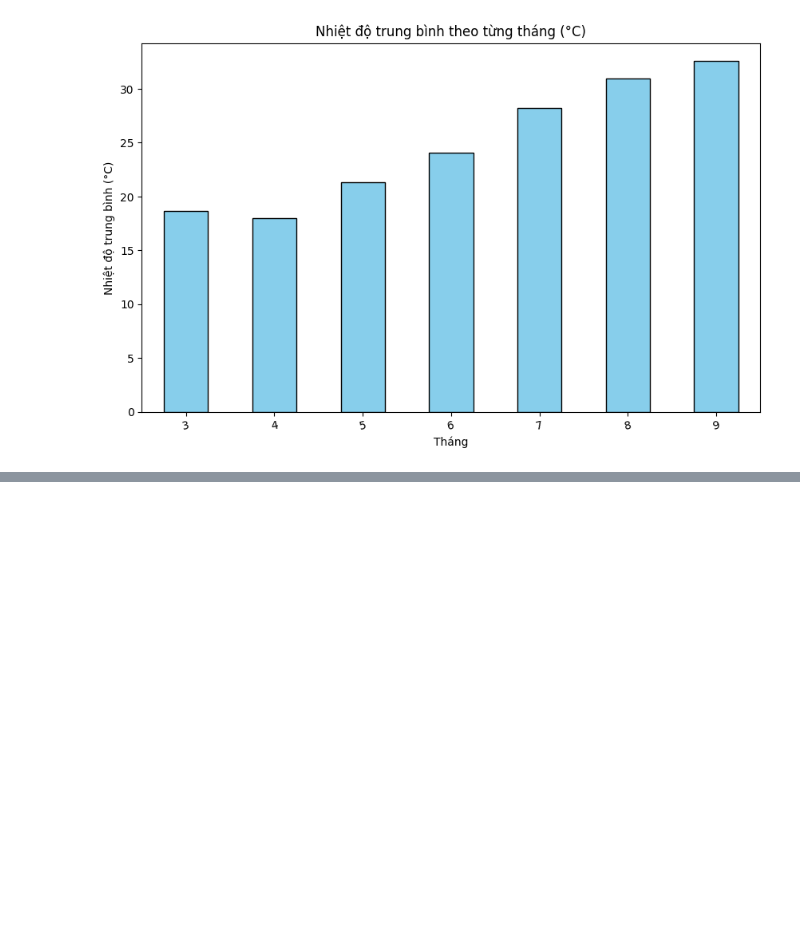
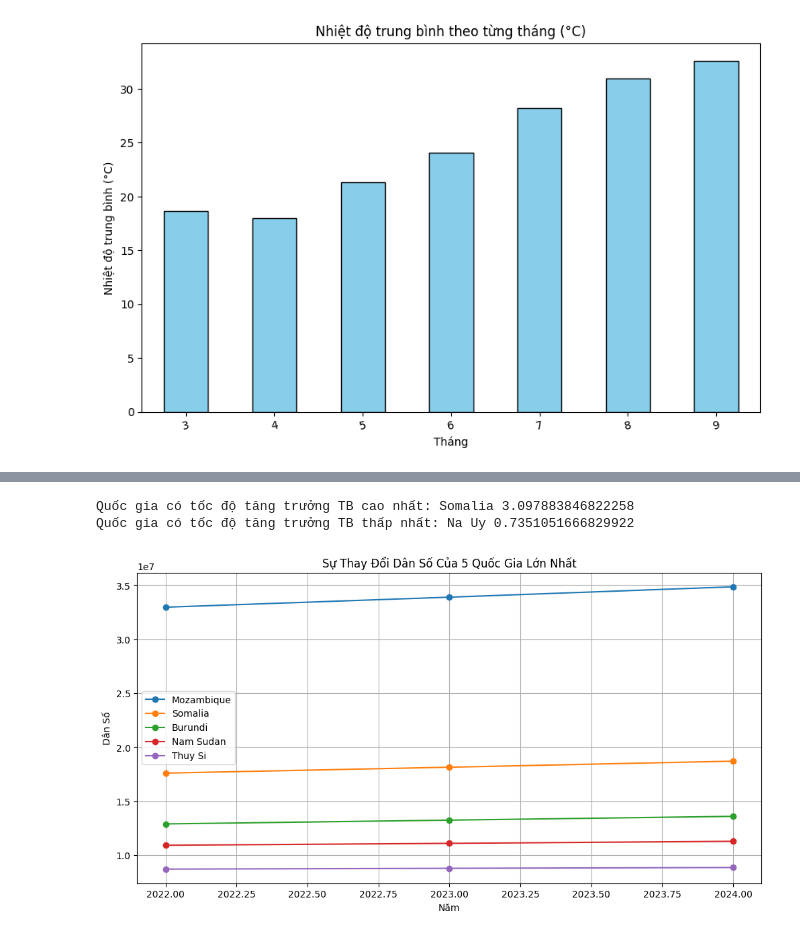
Before and after one commit to kietle24/PYTHON_TH, a Jupyter notebook: BUOI_5/24646981_LEANHKIET_BUOI5.ipynb, the cells around one changed output, grey strips where cells are left out. Drawn from its saved outputs; the diff is of its cells as text; code cells hidden in the pictures; blank space fills up the shorter version.

```diff
--- a/BUOI_5/24646981_LEANHKIET_BUOI5.ipynb
+++ b/BUOI_5/24646981_LEANHKIET_BUOI5.ipynb
@@ -305,0 +416,6 @@ plt.show()
+# %%
+import pandas as pd
+df = pd.read_csv("population_data_standard.csv")
+# %%
+df["TangTruong"] = df.groupby("QuocGia")["DanSo"].pct_change()*100
+print(df)
@@ -305,0 +440,33 @@ plt.show()
+# %%
+#Tìm ra những quốc gia có tốc độ tăng trưởng cao nhất và thấp nhất.
+quocgia_tangtruong = df.groupby("QuocGia")["TangTruong"].mean()
+max_country = quocgia_tangtruong.idxmax()
+min_country = quocgia_tangtruong.idxmin()
+print("Quốc gia có tốc độ tăng trưởng TB cao nhất:", max_country, quocgia_tangtruong[max_country])
+print("Quốc gia có tốc độ tăng trưởng TB thấp nhất:", min_country, quocgia_tangtruong[min_country])
+# %% [output]
+Quốc gia có tốc độ tăng trưởng TB cao nhất: Somalia 3.097883846822258
+Quốc gia có tốc độ tăng trưởng TB thấp nhất: Na Uy 0.7351051666829922
+# %%
+# Vẽ biểu đồ thể hiện sự thay đổi dân số theo thời gian của 5 quốc gia có dân số lớn nhất
+import matplotlib.pyplot as plt
+
+# Lấy 5 quốc gia có dân số lớn nhất năm 2024
+top5_2024 = df[df["Nam"] == 2024].sort_values(by="DanSo", ascending=False).head(5)
+top5_country = top5_2024["QuocGia"].tolist()
+
+# Lọc dữ liệu của 5 quốc gia này qua các năm
+df_top5 = df[df["QuocGia"].isin(top5_country)]
+
+plt.figure(figsize=(12,6))
+for country in top5_country:
+    subnet = df_top5[df_top5["QuocGia"] == country]
+    plt.plot(subnet["Nam"], subnet["DanSo"], marker='o', label=country)
+plt.title("Sự Thay Đổi Dân Số Của 5 Quốc Gia Lớn Nhất")
+plt.xlabel("Năm")
+plt.ylabel("Dân Số")
+plt.legend()
+plt.grid(True)
+plt.show()
+# %% [output]
+[figure, added]
```
Also changed, not shown: parts of 32 cells of this notebook, 21 other files.
